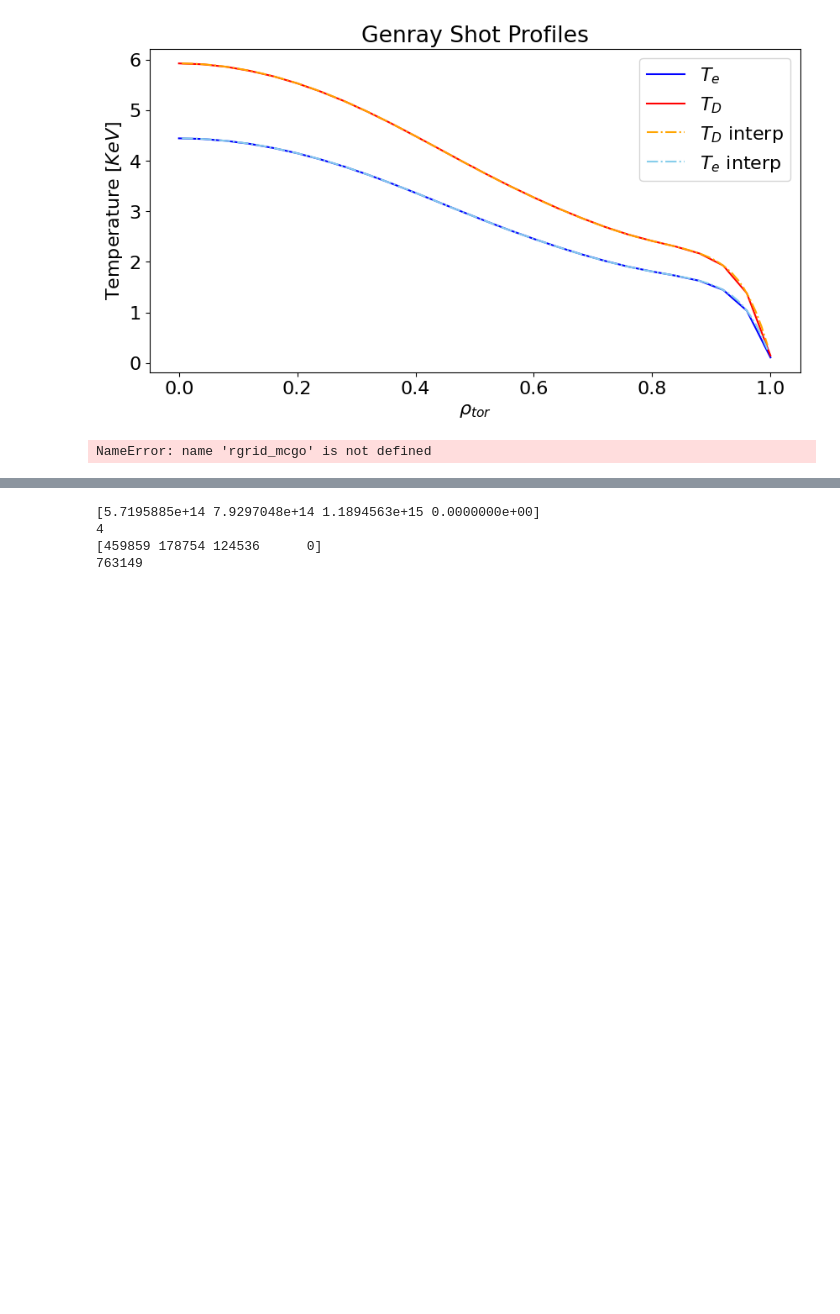
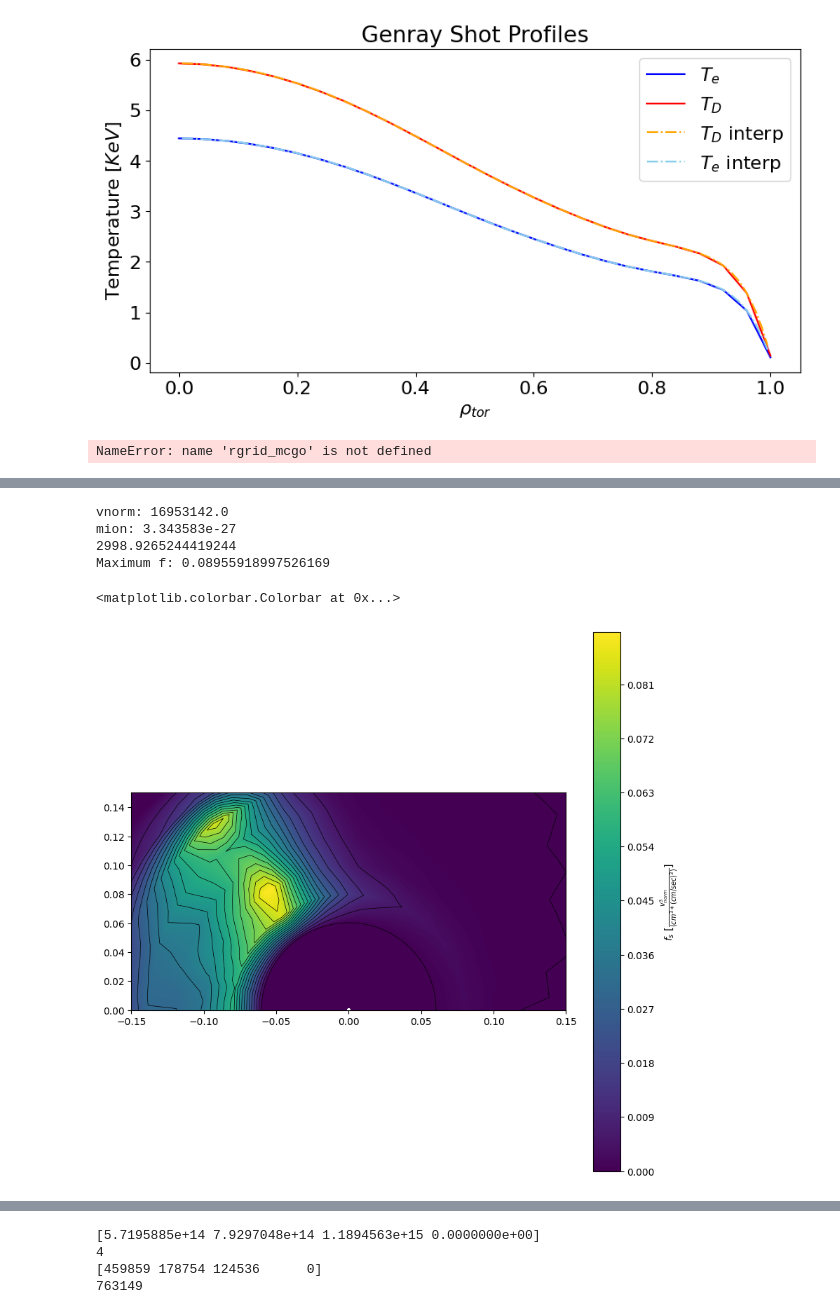
Before and after one commit to vandelij/aorsa_cql_mcgo_toolkit, a Jupyter notebook: shots/147634/mcgo_setup_and_pp_work.ipynb, the cells around one changed output, grey strips where cells are left out. Saved outputs shown, nothing was run; the diff lists cells and outputs as text; code cells hidden in the pictures; blank space fills up the shorter version.

```diff
--- a/shots/147634/mcgo_setup_and_pp_work.ipynb
+++ b/shots/147634/mcgo_setup_and_pp_work.ipynb
@@ -162,3 +163,41 @@ mcgo_pp.plot_distribution_function_at_rho(
+# %%
+# only plot above an energy threshold to compare to p2f
+E_threshold_kev = 18
+v_norm_over_v_max = 0.15
+f_s_rho, VPAR, VPERP = mcgo_pp.get_distribution_function_at_rho(rho_idx)
+f_s_rho = f_s_rho.copy()
+vnorm_mks = mcgo_pp.vmax
+mion = mcgo_pp.species_dict[mcgo_pp.species]['mass']
+print(f'vnorm: {vnorm_mks}')
+print(f'mion: {mion}')
+Em = 0
+for i in range(f_s_rho.shape[0]):
+    for j in range(f_s_rho.shape[1]):
+        vperp = VPERP[i,j]
+        vpar = VPAR[i,j]
+        E = 0.5*(vperp**2 + vpar**2)*mion/1.6022e-19/1000
+        if E > Em:
+            Em = E
+        if E < E_threshold_kev:
+            f_s_rho[i,j] = 0
+print(Em)
+fig, ax = plt.subplots(figsize=(10,10))
+c1 = ax.contourf(VPAR/mcgo_pp.vmax, VPERP/mcgo_pp.vmax, f_s_rho, levels=400)
+ax.contour(VPAR/mcgo_pp.vmax, VPERP/mcgo_pp.vmax, f_s_rho, levels=20, colors='black', linewidths=0.5)
+ax.set_xlim([-v_norm_over_v_max, v_norm_over_v_max])
+ax.set_ylim([0, v_norm_over_v_max])
+ax.set_aspect('equal')
+print(f'Maximum f: {np.max(f_s_rho)}')
+fig.colorbar(
+    c1, ax=ax, label=r"$f_s$ [$\frac{v_{norm}^3}{(cm^3*(cm/sec)^3)}$]"
+)
+# %% [output]
+vnorm: 16953142.0
+mion: 3.343583e-27
+2998.9265244419244
+Maximum f: 0.08955918997526169
+<matplotlib.colorbar.Colorbar at 0x...>
+[figure, added]
 # %%
 mcgo_pp.plot_particle_end_RZ(figsize=(7,7), levels=[.1,.2,.3,.4,.5,.6, .7,.8,.9,1], fontsize=14, dotsize=2, return_plot=False)
 # %% [output]
```
Also changed, not shown: parts of 13 cells of this notebook, 4 other files.
